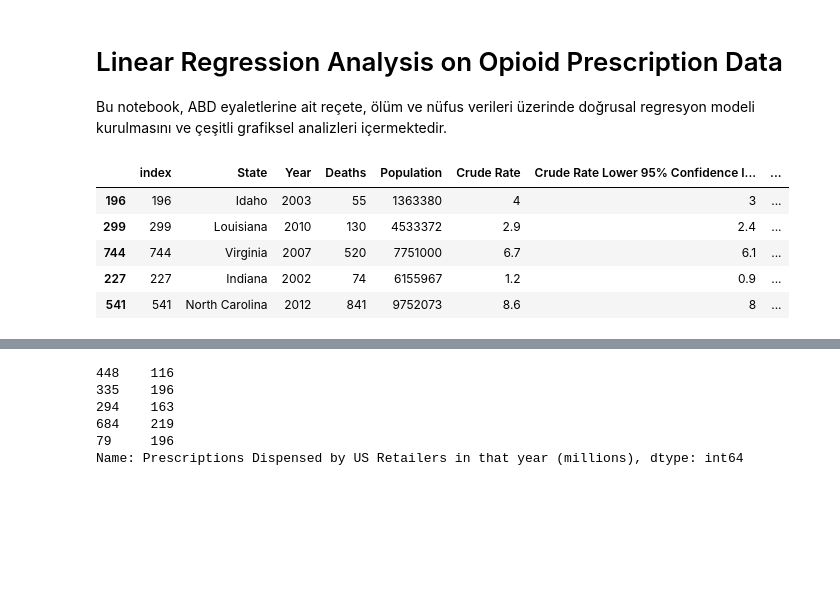
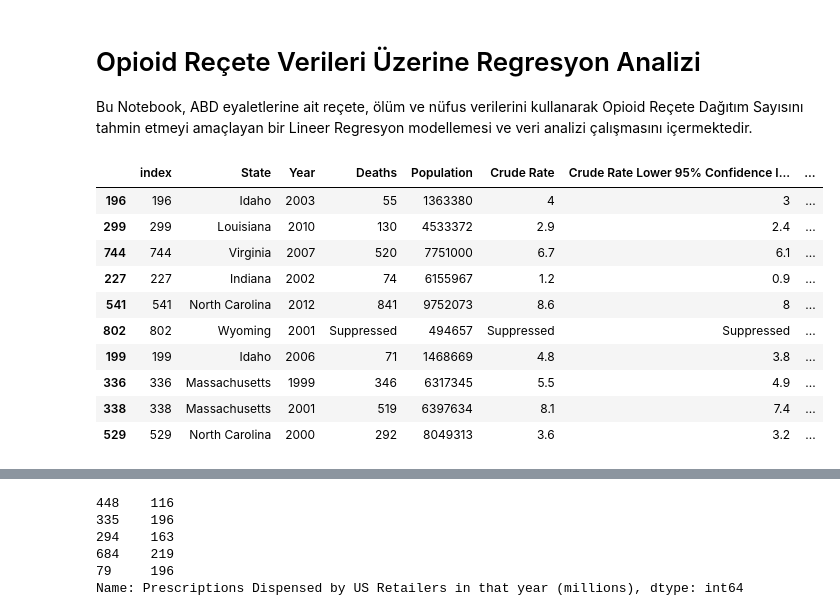
Before and after one commit to ugurymn01/makina_ogrenmesi, a Jupyter notebook: Untitled.ipynb, the cells around one changed output, grey strips where cells are left out. Saved outputs shown, nothing was run; the diff lists cells and outputs as text; code cells hidden in the pictures; blank space fills up the shorter version.

Commit message:
FINAL: Notebook duzenlemeleri, katsayi analizi ve tekil tahmin eklendi

```diff
--- a/Untitled.ipynb
+++ b/Untitled.ipynb
@@ -1,6 +1,6 @@
 # %% [markdown]
-# Linear Regression Analysis on Opioid Prescription Data
-Bu notebook, ABD eyaletlerine ait reçete, ölüm ve nüfus verileri üzerinde doğrusal regresyon modeli kurulmasını ve çeşitli grafiksel analizleri içermektedir.
+# Opioid Reçete Verileri Üzerine Regresyon Analizi
+Bu Notebook, ABD eyaletlerine ait reçete, ölüm ve nüfus verilerini kullanarak Opioid Reçete Dağıtım Sayısını tahmin etmeyi amaçlayan bir Lineer Regresyon modellemesi ve veri analizi çalışmasını içermektedir.
 # %%
 import pandas as pd
 import numpy as np
@@ -14,13 +14,18 @@ plt.style.use("ggplot")
 %matplotlib inline
 # %%
 df = pd.read_csv(r"C:\Users\YAMAN\Desktop\data\data\datam.csv")
-df.sample(5, random_state=42)
+df.sample(10, random_state=42)
 # %% [output]
 |  | index | State | Year | Deaths | Population | Crude Rate | Crude Rate Lower 95% Confidence I... | ... |
 | 196 | 196 | Idaho | 2003 | 55 | 1363380 | 4 | 3 | ... |
 | 299 | 299 | Louisiana | 2010 | 130 | 4533372 | 2.9 | 2.4 | ... |
 | 744 | 744 | Virginia | 2007 | 520 | 7751000 | 6.7 | 6.1 | ... |
 | 227 | 227 | Indiana | 2002 | 74 | 6155967 | 1.2 | 0.9 | ... |
 | 541 | 541 | North Carolina | 2012 | 841 | 9752073 | 8.6 | 8 | ... |
+| 802 | 802 | Wyoming | 2001 | Suppressed | 494657 | Suppressed | Suppressed | ... |
+| 199 | 199 | Idaho | 2006 | 71 | 1468669 | 4.8 | 3.8 | ... |
+| 336 | 336 | Massachusetts | 1999 | 346 | 6317345 | 5.5 | 4.9 | ... |
+| 338 | 338 | Massachusetts | 2001 | 519 | 6397634 | 8.1 | 7.4 | ... |
+| 529 | 529 | North Carolina | 2000 | 292 | 8049313 | 3.6 | 3.2 | ... |
 # %% [markdown]
 ## Veri Temizleme
```
Also changed, not shown: parts of 13 cells of this notebook, 1 other file.
